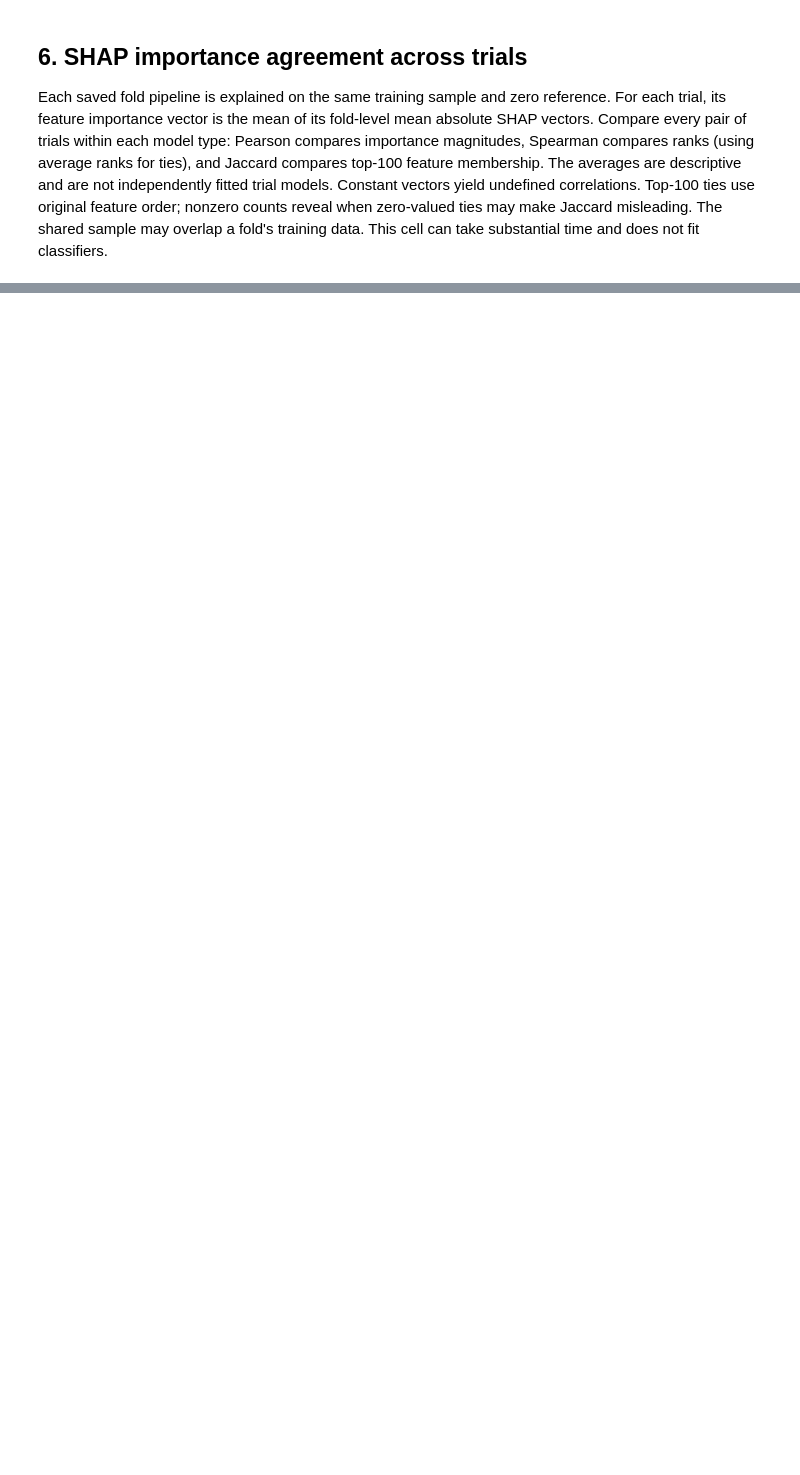
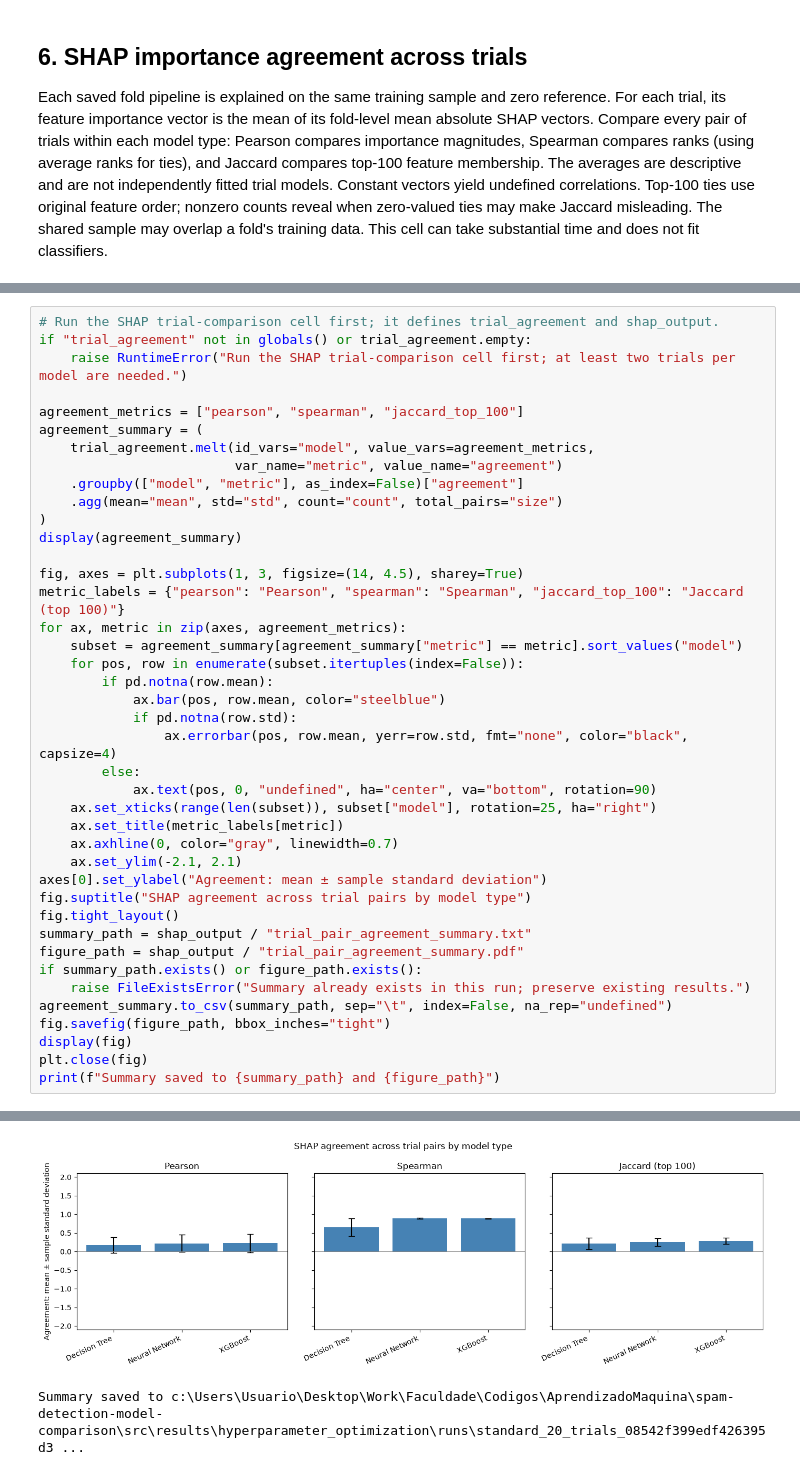
Before and after one commit to joaosuwa/spam-detection-model-comparison, a Jupyter notebook: src/spam-detection-finetuning.ipynb, the cells around one changed output, grey strips where cells are left out. Cells and saved outputs as stored; diff of their text form; blank space fills up the shorter version.

Commit message:
feat: added graphs to check feature importance stability across all trials

```diff
--- a/src/spam-detection-finetuning.ipynb
+++ b/src/spam-detection-finetuning.ipynb
@@ -803,0 +831,42 @@ print(f"Fold importance and pairwise trial comparisons: {shap_output}")
+# %%
+# Run the SHAP trial-comparison cell first; it defines trial_agreement and shap_output.
+if "trial_agreement" not in globals() or trial_agreement.empty:
+    raise RuntimeError("Run the SHAP trial-comparison cell first; at least two trials per model are needed.")
+
+agreement_metrics = ["pearson", "spearman", "jaccard_top_100"]
+agreement_summary = (
+    trial_agreement.melt(id_vars="model", value_vars=agreement_metrics,
+                         var_name="metric", value_name="agreement")
+    .groupby(["model", "metric"], as_index=False)["agreement"]
+    .agg(mean="mean", std="std", count="count", total_pairs="size")
+)
+display(agreement_summary)
+
+fig, axes = plt.subplots(1, 3, figsize=(14, 4.5), sharey=True)
+metric_labels = {"pearson": "Pearson", "spearman": "Spearman", "jaccard_top_100": "Jaccard (top 100)"}
+for ax, metric in zip(axes, agreement_metrics):
+    subset = agreement_summary[agreement_summary["metric"] == metric].sort_values("model")
+    for pos, row in enumerate(subset.itertuples(index=False)):
+        if pd.notna(row.mean):
+            ax.bar(pos, row.mean, color="steelblue")
+            if pd.notna(row.std):
+                ax.errorbar(pos, row.mean, yerr=row.std, fmt="none", color="black", capsize=4)
+        else:
+            ax.text(pos, 0, "undefined", ha="center", va="bottom", rotation=90)
+    ax.set_xticks(range(len(subset)), subset["model"], rotation=25, ha="right")
+    ax.set_title(metric_labels[metric])
+    ax.axhline(0, color="gray", linewidth=0.7)
+    ax.set_ylim(-2.1, 2.1)
+axes[0].set_ylabel("Agreement: mean ± sample standard deviation")
+fig.suptitle("SHAP agreement across trial pairs by model type")
+fig.tight_layout()
+summary_path = shap_output / "trial_pair_agreement_summary.txt"
+figure_path = shap_output / "trial_pair_agreement_summary.pdf"
+if summary_path.exists() or figure_path.exists():
+    raise FileExistsError("Summary already exists in this run; preserve existing results.")
+agreement_summary.to_csv(summary_path, sep="\t", index=False, na_rep="undefined")
+fig.savefig(figure_path, bbox_inches="tight")
+display(fig)
+plt.close(fig)
+print(f"Summary saved to {summary_path} and {figure_path}")
+# %% [output]
@@ -803,0 +883,2 @@ print(f"Fold importance and pairwise trial comparisons: {shap_output}")
+[figure, added]
+Summary saved to c:\Users\Usuario\Desktop\Work\Faculdade\Codigos\AprendizadoMaquina\spam-detection-model-comparison\src\results\hyperparameter_optimization\runs\standard_20_trials_08542f399edf426395d3 ...
```
Also changed, not shown: parts of 4 cells of this notebook, 5 other files.
